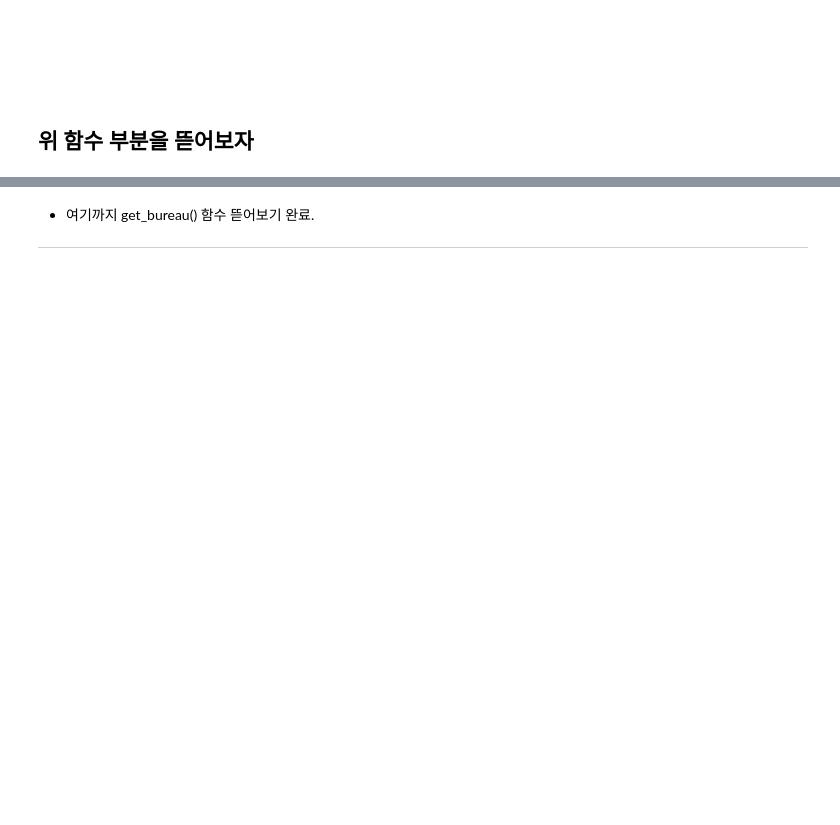
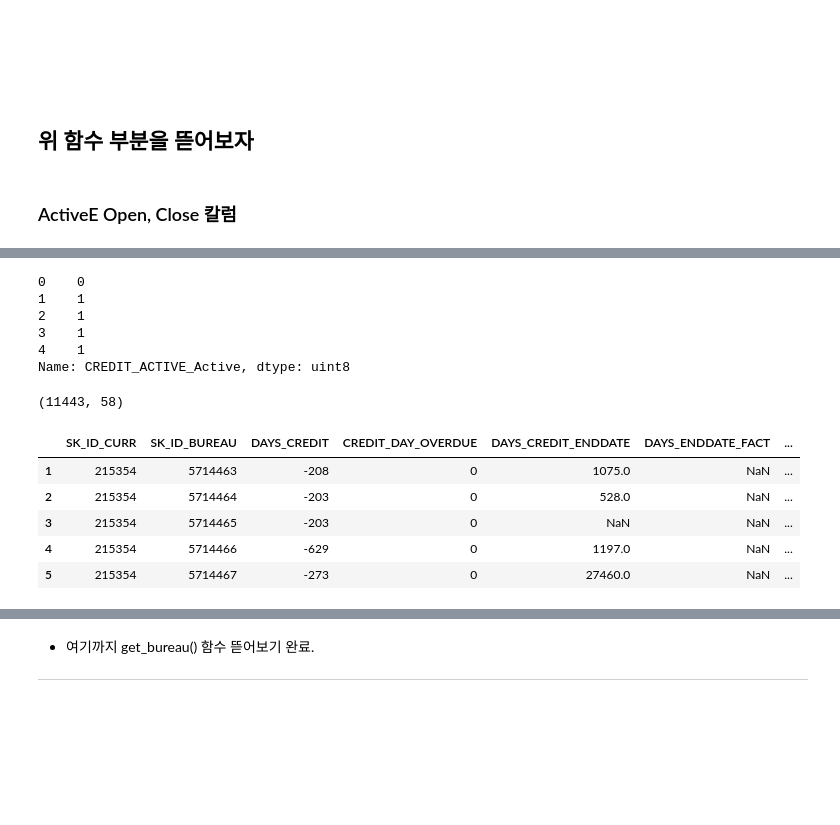
Before and after one commit to ecjang/pages, a Jupyter notebook: Kaggle/003_MultiClass_Classification_HomeCredit_LightGBM_7th.ipynb, the cells around one changed output, grey strips where cells are left out. Cells and saved outputs as stored; diff of their text form; code cells hidden in the pictures; blank space fills up the shorter version.

Commit message:
kaggle HomeCredit BUREAUT CREDIT Columns

```diff
--- a/Kaggle/003_MultiClass_Classification_HomeCredit_LightGBM_7th.ipynb
+++ b/Kaggle/003_MultiClass_Classification_HomeCredit_LightGBM_7th.ipynb
@@ -1089,2 +1132,4 @@ BUREAU_AGG = {
+# %% [markdown]
+### ActiveE Open, Close 칼럼
 # %%
 # general loans aggregations
@@ -1099,3 +1145,27 @@ agg_bureau.head()
 | 2 | 100320 | 5 | -2410 | -865 | -1589.000000 | ... |
 | 3 | 100430 | 1 | -115 | -115 | -115.000000 | ... |
 | 4 | 100568 | 7 | -1274 | -207 | -493.857143 | ... |
+# %%
+bureau['CREDIT_ACTIVE_Active'].head()
+# %% [output]
+0    0
+1    1
+2    1
+3    1
+4    1
+Name: CREDIT_ACTIVE_Active, dtype: uint8
+# %%
+# Active and Closed Loans Aggregations
+# BUREAU_ACTIVE_AGG, BUREAU_CLOSED_AGG에서 정의한 칼럼만 가져와 사용
+active = bureau[bureau['CREDIT_ACTIVE_Active'] == 1]
+# 11천개의 데이터, 58개의 칼럼
+print(active.shape)
+active.head()
+# %% [output]
+(11443, 58)
+|  | SK_ID_CURR | SK_ID_BUREAU | DAYS_CREDIT | CREDIT_DAY_OVERDUE | DAYS_CREDIT_ENDDATE | DAYS_ENDDATE_FACT | ... |
+| 1 | 215354 | 5714463 | -208 | 0 | 1075.0 | NaN | ... |
+| 2 | 215354 | 5714464 | -203 | 0 | 528.0 | NaN | ... |
+| 3 | 215354 | 5714465 | -203 | 0 | NaN | NaN | ... |
+| 4 | 215354 | 5714466 | -629 | 0 | 1197.0 | NaN | ... |
+| 5 | 215354 | 5714467 | -273 | 0 | 27460.0 | NaN | ... |
```
Also changed, not shown: parts of 15 cells of this notebook.
